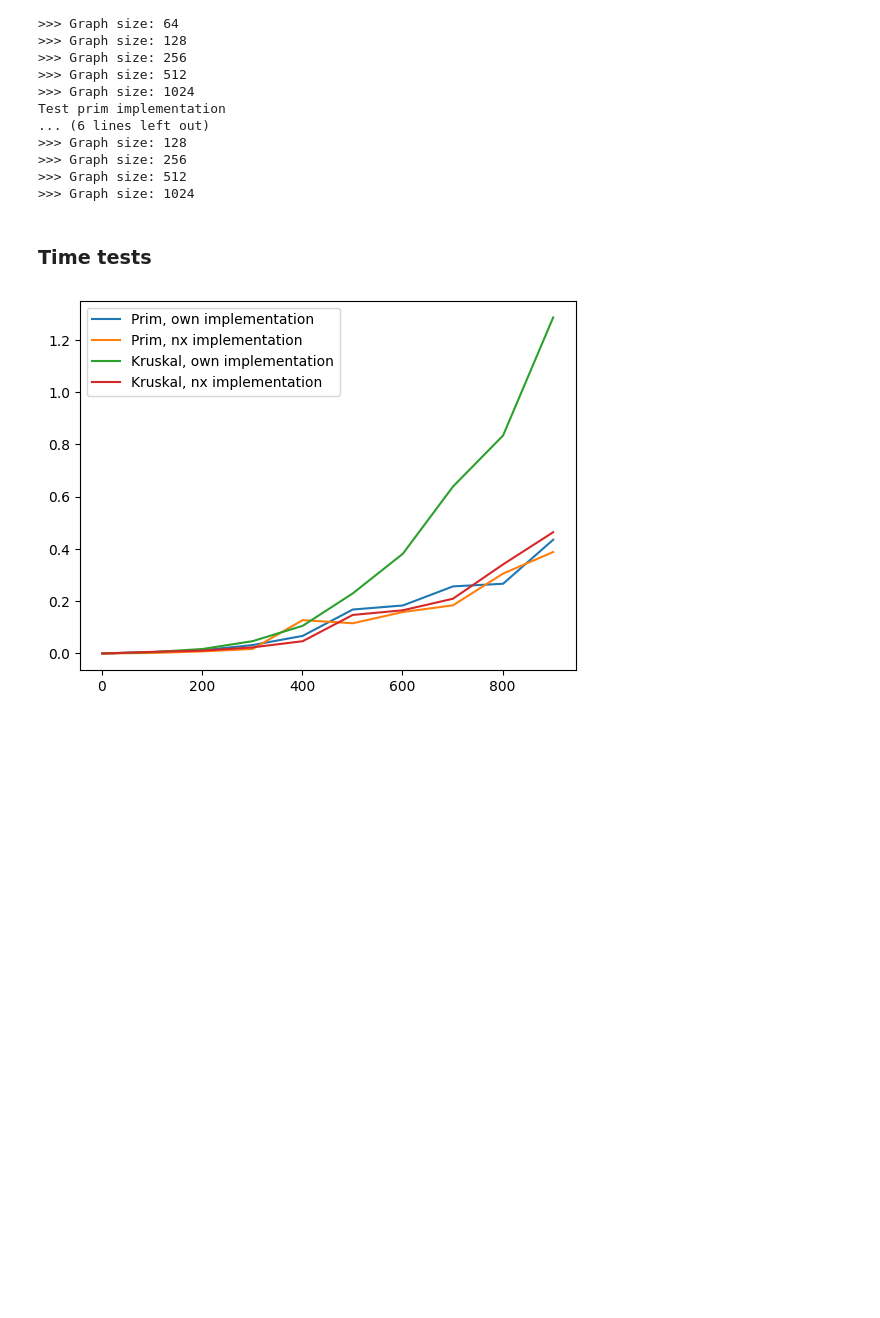
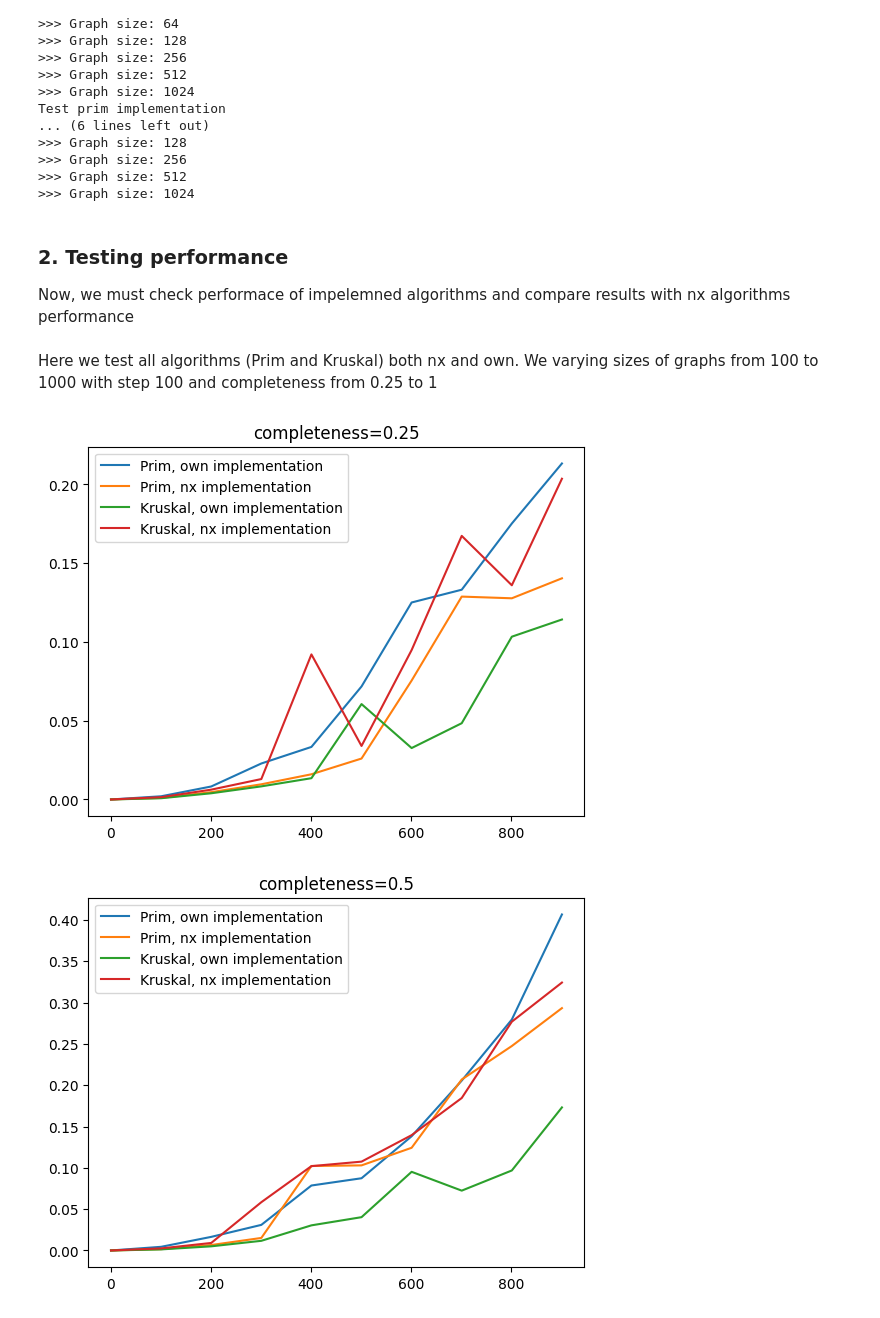
Before and after one commit to Zhukowych/22-lab-graph-algorithms, a Jupyter notebook: 1.1/MST-algorithms.ipynb, the cells around one changed output. Drawn from its saved outputs; the diff is of its cells as text; code cells hidden in the pictures; blank space fills up the shorter version.

```diff
--- a/1.1/MST-algorithms.ipynb
+++ b/1.1/MST-algorithms.ipynb
@@ -81,5 +82,5 @@ def gnp_random_connected_graph(num_of_nodes: int,
 
     return G
 # %%
-G = gnp_random_connected_graph(10, 0.7, False, True)
+G = gnp_random_connected_graph(4, 0.5, False, True)
 # %% [output]
@@ -114,14 +114,19 @@ def kruskal(G):
     edges.sort(key=lambda x: x[1])
 
     mst_edges = []
+    mst_nodes = set()
     partitioning = { node: {node} for node in G.nodes }
 
     for edge in edges:
+        if len(mst_edges) == len(G) - 1:
+            break
         (u, v), weight = edge
         u_set = partitioning[u]
         v_set = partitioning[v]
         if v_set != u_set:
             mst_edges.append((u, v, weight))
+            mst_nodes.add(u)
+            mst_nodes.add(v)
             u_set |= v_set
             for w in u_set:
                 partitioning[w] = u_set
@@ -248,11 +253,15 @@ Test prim implementation
 >>> Graph size: 256
 >>> Graph size: 512
 >>> Graph size: 1024
-# %% [markdown]
-### Time tests
+# %% [markdown]
+### 2. Testing performance
+Now, we must check performace of impelemned algorithms and compare results with nx algorithms performance
 # %%
 import time
-def plot_time_size(algorithms: dict[str, callable], max_nodes: int, completeness: float, step: str):
+def plot_time_size(algorithms: dict[str, callable],
+                   max_nodes: int,
+                   completeness: float,
+                   step: str):
 
     algorithms_performance = { algorithm: [] for algorithm in algorithms}
 
@@ -269,17 +278,26 @@ def plot_time_size(algorithms: dict[str, callable], max_nodes: int, completeness
 
     for algorithm, performance in algorithms_performance.items():
         plt.plot(x, performance, label=algorithm)
+
+    plt.title(f"completeness={completeness}")
     plt.legend()
-
     plt.show()
+# %% [markdown]
+Here we test all algorithms (Prim and Kruskal) both nx and own.
+We varying sizes of graphs from 100 to 1000 with step 100 and completeness from 0.25 to 1
 # %%
 algorithms = {
     'Prim, own implementation': prim_mst,
     "Prim, nx implementation": lambda g: tree.minimum_spanning_tree(g, algorithm="prim"),
     "Kruskal, own implementation": kruskal,
     "Kruskal, nx implementation": lambda g: tree.minimum_spanning_tree(g, algorithm="kruskal")
 }
 
+# 500 vertices
+plot_time_size(algorithms, 1000, 0.25, 100)
 plot_time_size(algorithms, 1000, 0.5, 100)
+plot_time_size(algorithms, 1000, 0.75, 100)
+plot_time_size(algorithms, 1000, 1, 100)
 # %% [output]
-[figure, old version]
+[figure, new version]
+[figure, added]
```
Also changed, not shown: parts of 13 cells of this notebook, 3 other files.
